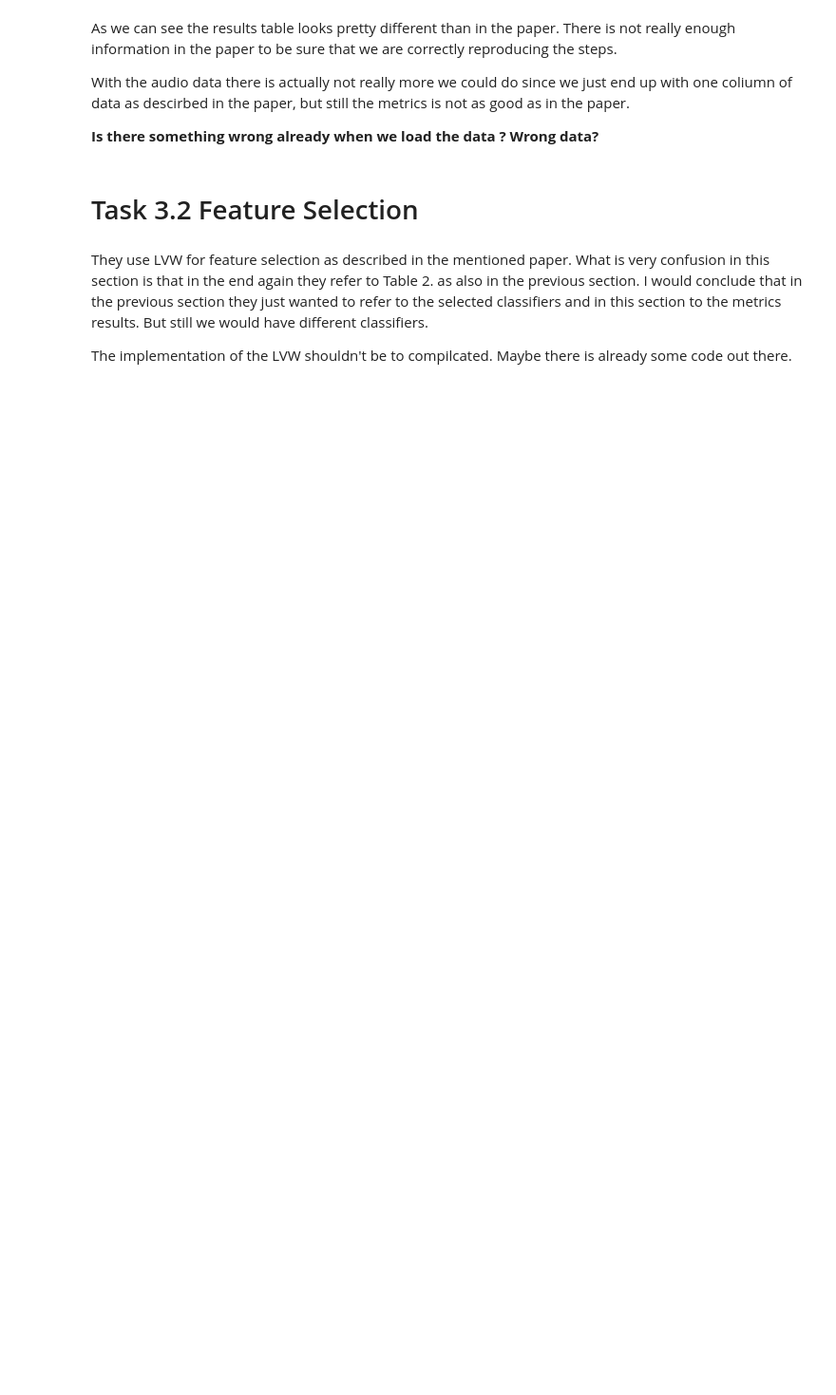
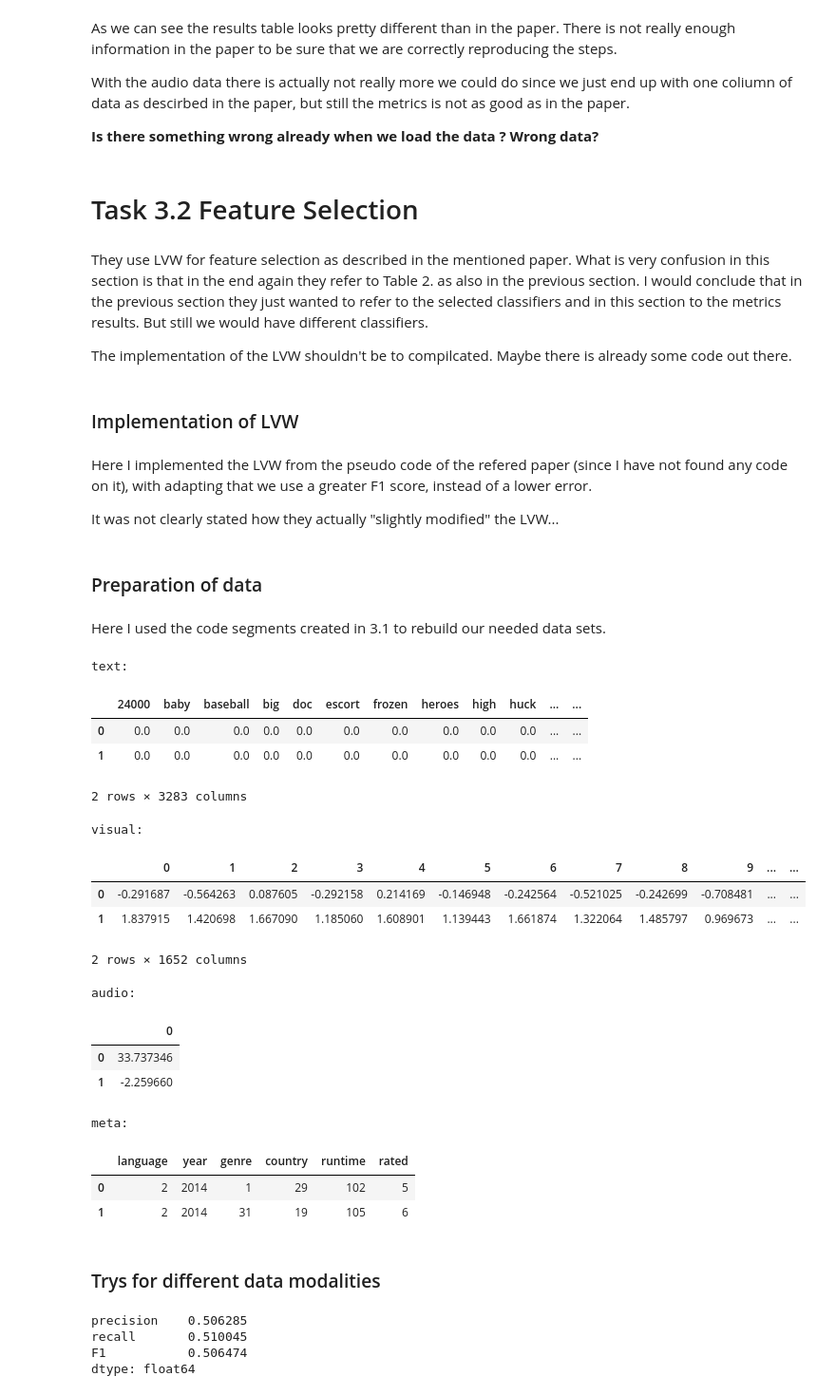
Before and after one commit to patrickFuerst/CoE_task, a Jupyter notebook: classifier_selection.ipynb, the cells around one changed output. Shown: that part at 95% size. Drawn from its saved outputs; the diff is of its cells as text; code cells hidden in the pictures; blank space fills up the shorter version.

```diff
--- a/classifier_selection.ipynb
+++ b/classifier_selection.ipynb
@@ -714,0 +733,6 @@ The implementation of the LVW shouldn't be to compilcated. Maybe there is alread
+# %% [markdown]
+### Implementation of LVW
+# %% [markdown]
+Here I implemented the LVW from the pseudo code of the refered paper (since I have not found any code on it), with adapting that we use a greater F1 score, instead of a lower error.
+
+It was not clearly stated how they actually "slightly modified" the LVW...
@@ -714,0 +800,73 @@ The implementation of the LVW shouldn't be to compilcated. Maybe there is alread
+# %% [markdown]
+### Preparation of data
+# %% [markdown]
+Here I used the code segments created in 3.1 to rebuild our needed data sets.
+# %%
+# Textual data
+df_train_text = pd.merge(df_movies,df_text_data, on='filename')
+df_train_text.drop(['filename'],axis=1, inplace=True)
+df_X_text = df_train_text.drop('goodforairplane',axis=1)
+df_y_text = df_train_text['goodforairplane']
+print("text:")
+display(df_X_text.head(2))
+
+
+# Visual data
+df_train_visual = pd.merge(df_movies,df_visual_data_processed, on='filename')
+df_train_visual.drop(['filename'],axis=1, inplace=True)
+print("visual:")
+df_X_visual = df_train_visual.drop('goodforairplane',axis=1)
+df_y_visual = df_train_visual['goodforairplane']
+df_scaled_X_visual = pd.DataFrame(StandardScaler().fit_transform(df_X_visual))
+display(df_scaled_X_visual.head(2))
+
+
+# Audio data
+df_train_audio = pd.merge(df_movies,pd.DataFrame(df_audio_data_processed), on='filename')
+df_train_audio.drop(['filename'],axis=1, inplace=True)
+df_X_audio = df_train_audio.drop('goodforairplane',axis=1)
+df_y_audio = df_train_audio['goodforairplane']
+print("audio:")
+display(df_X_audio.head(2))
+
+
+# Meta data
+df_train_meta = pd.merge(df_labled_movies,df_meta_data, on='filename')
+df_train_meta.drop(['movie', 'filename'],axis=1, inplace=True)
+df_X_meta = df_train_meta.drop('goodforairplane',axis=1)
+df_X_meta['runtime'] = df_X_meta['runtime'].apply(lambda x: int(x.split(' ')[0]) )
+df_X_meta['year'] =  df_X_meta['year'].apply(pd.to_numeric)
+df_y_meta = df_train_meta['goodforairplane']
+label_encoder = MultiColumnLabelEncoder(['language','genre','country','rated'])
+X_labelencoded_meta = pd.DataFrame(label_encoder.fit_transform(df_X_meta))
+print("meta:")
+display(X_labelencoded_meta.head(2))
+# %% [output]
+text:
+|  | 24000 | baby | baseball | big | doc | escort | frozen | heroes | high | huck | ... | ... |
+| 0 | 0.0 | 0.0 | 0.0 | 0.0 | 0.0 | 0.0 | 0.0 | 0.0 | 0.0 | 0.0 | ... | ... |
+| 1 | 0.0 | 0.0 | 0.0 | 0.0 | 0.0 | 0.0 | 0.0 | 0.0 | 0.0 | 0.0 | ... | ... |
+2 rows × 3283 columns
+visual:
+|  | 0 | 1 | 2 | 3 | 4 | 5 | 6 | 7 | 8 | 9 | ... | ... |
+| 0 | -0.291687 | -0.564263 | 0.087605 | -0.292158 | 0.214169 | -0.146948 | -0.242564 | -0.521025 | -0.242699 | -0.708481 | ... | ... |
+| 1 | 1.837915 | 1.420698 | 1.667090 | 1.185060 | 1.608901 | 1.139443 | 1.661874 | 1.322064 | 1.485797 | 0.969673 | ... | ... |
+2 rows × 1652 columns
+audio:
+|  | 0 |
+| 0 | 33.737346 |
+| 1 | -2.259660 |
+meta:
+|  | language | year | genre | country | runtime | rated |
+| 0 | 2 | 2014 | 1 | 29 | 102 | 5 |
+| 1 | 2 | 2014 | 31 | 19 | 105 | 6 |
+# %% [markdown]
+### Trys for different data modalities
+# %%
+# Audio
+LVW(100, df_X_audio, df_y_audio, KNeighborsClassifier())
+# %% [output]
+precision    0.506285
+recall       0.510045
+F1           0.506474
+dtype: float64
```
Also changed, not shown: parts of 15 cells of this notebook.
